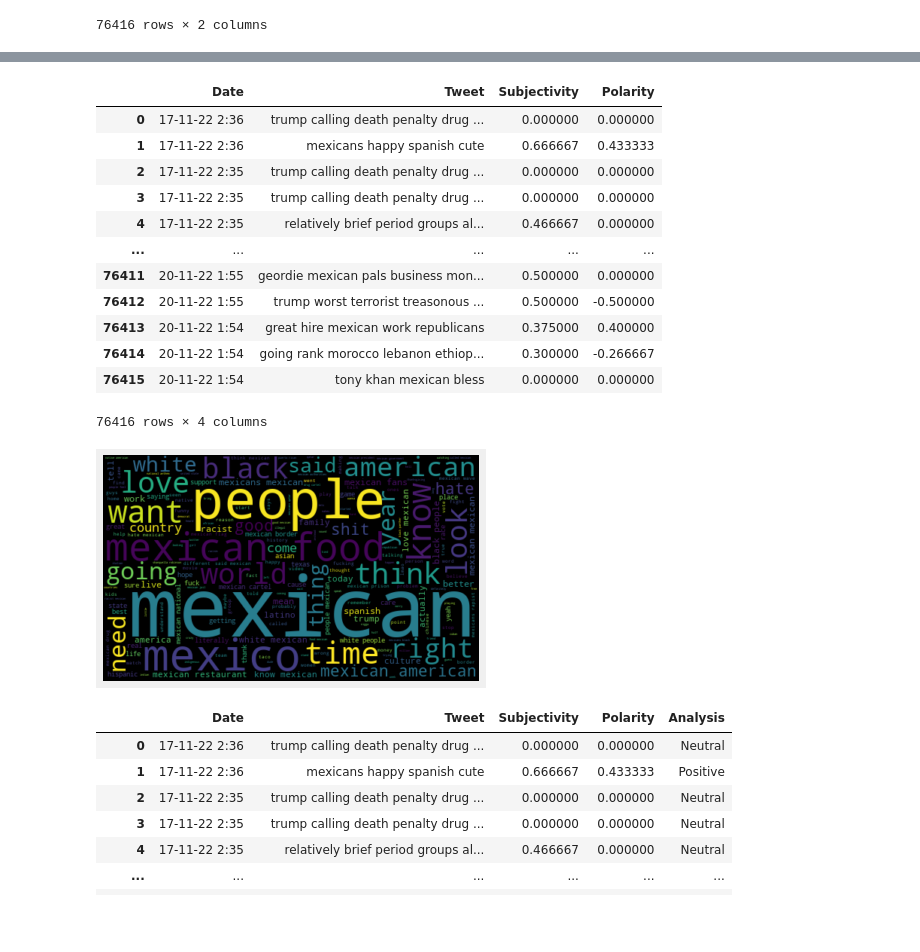
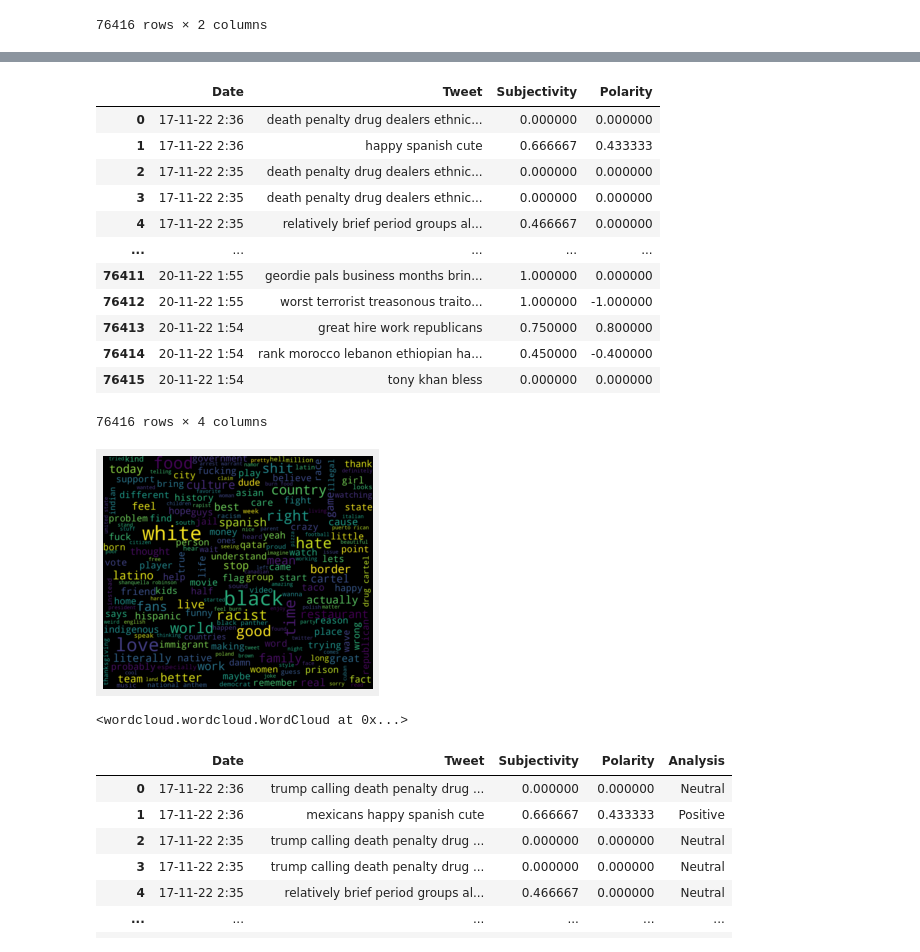
Before and after one commit to LennethNova/Sentiment_LG, a Jupyter notebook: sentiment.ipynb, the cells around one changed output, grey strips where cells are left out. Saved outputs shown, nothing was run; the diff lists cells and outputs as text; code cells hidden in the pictures; blank space fills up the shorter version.

```diff
--- a/sentiment.ipynb
+++ b/sentiment.ipynb
@@ -211,0 +222,20 @@ twitter_df
+# %%
+# removing extra words
+# trying=twitter_df["Tweet"].copy()
+stopwords = ['people', 'mexican', 'mexicans', 'want', 'need', 'know', 'look', "said", "come", "going", "american", "americans",
+            "think", "thing", "mexico", "america", "saying", "seen", "tell", "getting", "sure", "talk", "called", "talking",
+             "texas", "lmao", "year", "went", "things", "years", "trump", "told", "coming", "playing", "chinese", "nigga",
+             "african", "makes", "looking", "calling", "lets","wanna"]
+for i in range(len(twitter_df["Tweet"])):
+    querywords = twitter_df["Tweet"][i].split()
+    resultwords  = [word for word in querywords if word.lower() not in stopwords]
+
+    twitter_df["Tweet"][i] = ' '.join(resultwords)
+#twitter_df["Tweet"][i]=" ".join(twitter_df["Tweet"][i])
+# Clean the tweets
+
+#twitter_df["Tweet"] = twitter_df["Tweet"].apply(cleanTxt2)
+
+# Show the cleaned tweets
+twitter_df["Tweet"]
+# trying
@@ -227,30 +292,33 @@ twitter_df['Polarity'] = twitter_df['Tweet'].apply(getPolarity)
 twitter_df
 # %% [output]
 |  | Date | Tweet | Subjectivity | Polarity |
-| 0 | 17-11-22 2:36 | trump calling death penalty drug ... | 0.000000 | 0.000000 |
-| 1 | 17-11-22 2:36 | mexicans happy spanish cute | 0.666667 | 0.433333 |
-| 2 | 17-11-22 2:35 | trump calling death penalty drug ... | 0.000000 | 0.000000 |
-| 3 | 17-11-22 2:35 | trump calling death penalty drug ... | 0.000000 | 0.000000 |
+| 0 | 17-11-22 2:36 | death penalty drug dealers ethnic... | 0.000000 | 0.000000 |
+| 1 | 17-11-22 2:36 | happy spanish cute | 0.666667 | 0.433333 |
+| 2 | 17-11-22 2:35 | death penalty drug dealers ethnic... | 0.000000 | 0.000000 |
+| 3 | 17-11-22 2:35 | death penalty drug dealers ethnic... | 0.000000 | 0.000000 |
 | 4 | 17-11-22 2:35 | relatively brief period groups al... | 0.466667 | 0.000000 |
 | ... | ... | ... | ... | ... |
-| 76411 | 20-11-22 1:55 | geordie mexican pals business mon... | 0.500000 | 0.000000 |
-| 76412 | 20-11-22 1:55 | trump worst terrorist treasonous ... | 0.500000 | -0.500000 |
-| 76413 | 20-11-22 1:54 | great hire mexican work republicans | 0.375000 | 0.400000 |
-| 76414 | 20-11-22 1:54 | going rank morocco lebanon ethiop... | 0.300000 | -0.266667 |
-| 76415 | 20-11-22 1:54 | tony khan mexican bless | 0.000000 | 0.000000 |
+| 76411 | 20-11-22 1:55 | geordie pals business months brin... | 1.000000 | 0.000000 |
+| 76412 | 20-11-22 1:55 | worst terrorist treasonous traito... | 1.000000 | -1.000000 |
+| 76413 | 20-11-22 1:54 | great hire work republicans | 0.750000 | 0.800000 |
+| 76414 | 20-11-22 1:54 | rank morocco lebanon ethiopian ha... | 0.450000 | -0.400000 |
+| 76415 | 20-11-22 1:54 | tony khan bless | 0.000000 | 0.000000 |
 76416 rows × 4 columns
 # %%
 # Word Count
 # word cloud visualization
 allWords = ' '.join([twts for twts in twitter_df["Tweet"]])
-wordCloud = WordCloud(width=500, height=300, random_state=21, max_font_size=110).generate(allWords)
+#allWords = ' '.join([twts for twts in trying])
+wordCloud = WordCloud(width=1500, height=1300, random_state=21, max_font_size=110).generate(allWords)
 
 
 plt.imshow(wordCloud, interpolation="bilinear")
 plt.axis('off')
 plt.show()
+wordCloud.to_file("imgs/cloud.png")
 # %% [output]
-[figure, old version]
+[figure, new version]
+<wordcloud.wordcloud.WordCloud at 0x...>
 # %%
 # Create a function to compute negative (-1), neutral (0) and positive (+1) analysis
 def getAnalysis(score):
```
Also changed, not shown: parts of 16 cells of this notebook, 2 other files.
